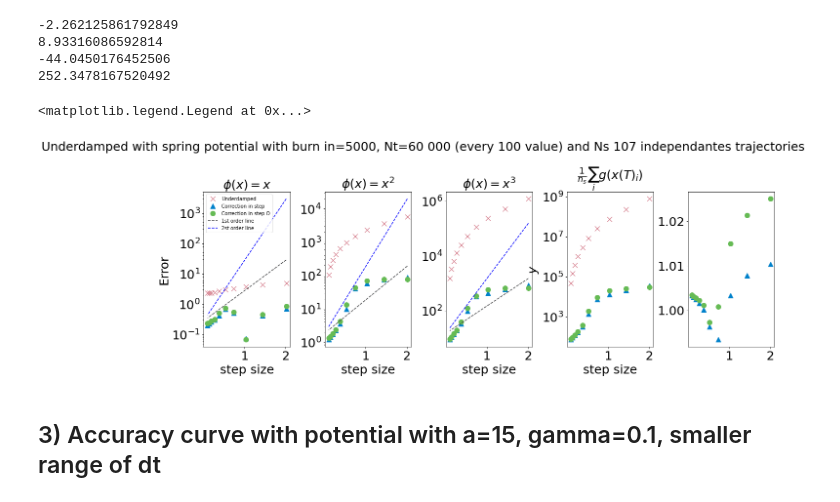
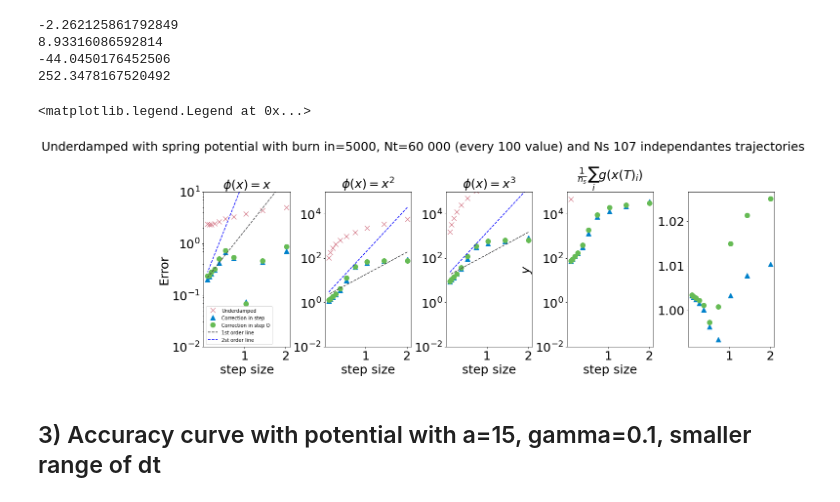
Before and after one commit to alixsleroy/Stepupyourgame, a Jupyter notebook: eddie/visualisations/Spring_plot_accuracy_eddie_29012024.ipynb, the cells around one changed output. Drawn from its saved outputs; the diff is of its cells as text; code cells hidden in the pictures.

```diff
--- a/eddie/visualisations/Spring_plot_accuracy_eddie_29012024.ipynb
+++ b/eddie/visualisations/Spring_plot_accuracy_eddie_29012024.ipynb
@@ -579,8 +579,8 @@ ub=len(dtlist) #len(dtlist)+1
 x = (dtlist[lb:ub])
 A = np.vstack([x, np.ones(len(x))]).T
 m, c = np.linalg.lstsq(A, np.log10((mom1_list)[lb:ub]), rcond=None)[0]
-ax1.semilogy(dtlist[lb:ub], 10**(1*x + c),"--",color=myblack,label="1st order line")
-ax1.semilogy(dtlist[lb:ub], 10**(2*x + c),"--",color="blue",label="2st order line")
+ax1.semilogy(dtlist[lb:ub], 10**(1*x + c-0.2),"--",color=myblack,label="1st order line")
+ax1.semilogy(dtlist[lb:ub], 10**(2*x + c-0.2),"--",color="blue",label="2st order line")
 # ax1.text(dtlist[lb:ub][0]+.051,10**(m*x + c)[0]-0.00005,"$\\frac{\\Delta y}{\\Delta x}=$"+str(round(m,2)),color=myblue,rotation=0.,fontsize=font_size)
 
 x = (dtlist[lb:ub])
@@ -597,38 +597,38 @@ ax3.semilogy(dtlist[lb:ub], 10**(1*x + c),"--",color=myblack,label="1st order li
 ax3.semilogy(dtlist[lb:ub], 10**(2*x + c),"--",color="blue",label="2st order line")
 # ax1.text(dtlist[lb:ub][0]+.051,10**(m*x + c)[0]-0.00005,"$\\frac{\\Delta y}{\\Delta x}=$"+str(round(m,2)),color=myblue,rotation=0.,fontsize=font_size)
 
-# ax1.set_ylim([10**(-2),10**2]) #change to -7.5 for a=2.5
-# ax2.set_ylim([10**(-2),10**5]) #change to -7.5 for a=2.5
-# ax3.set_ylim([10**(-2),10**5]) #change to -7.5 for a=2.5
-# ax4.set_ylim([10**(-2),10**5]) #change to -7.5 for a=2.5
+ax1.set_ylim([10**(-2),10**1]) #change to -7.5 for a=2.5
+ax2.set_ylim([10**(-2),10**5]) #change to -7.5 for a=2.5
+ax3.set_ylim([10**(-2),10**5]) #change to -7.5 for a=2.5
+ax4.set_ylim([10**(-2),10**5]) #change to -7.5 for a=2.5
 
 
 
 #label of y axis
 ax1.set_title("$\\phi(x)=x$",fontsize=font_size)
 ax2.set_title("$\\phi(x)=x^2$",fontsize=font_size)
 ax3.set_title("$\\phi(x)=x^3$",fontsize=font_size)
 ax4.set_title("$\\frac{1}{n_s}\\sum_{i} g(x(T)_i)$",fontsize=font_size)
 
 # label of y axis
 ax1.set_ylabel("Error",fontsize=font_size)
 # ax2.set_ylabel("Error",fontsize=font_size)
 # ax3.set_ylabel("Error",fontsize=font_size)
 ax4.set_ylabel("$y$",fontsize=font_size)
 
 # label of x axis
 ax1.set_xlabel("step size",fontsize=font_size)
 ax2.set_xlabel("step size",fontsize=font_size)
 ax3.set_xlabel("step size",fontsize=font_size)
 ax4.set_xlabel("step size",fontsize=font_size)
 
 ax1.legend()
 # fig.savefig("/home/s2133976/OneDrive/ExtendedProject/Code/Stepupyourgame/Stepupyourgame/eddie/visualisations/figures/moments_logplot_a25.eps",format="eps")
 
 # fig.savefig("/home/s2133976/OneDrive/ExtendedProject/Code/Stepupyourgame/Stepupyourgame/eddie/visualisations/figures/moments_logplot_a25.pdf",format="pdf")
 # %% [output]
 <matplotlib.legend.Legend at 0x...>
-[figure, old version]
+[figure, new version]
 # %% [markdown]
 ## 3) Accuracy curve with potential with a=15, gamma=0.1, smaller range of dt
 # %%
```
Also changed, not shown: parts of 2 cells of this notebook.
